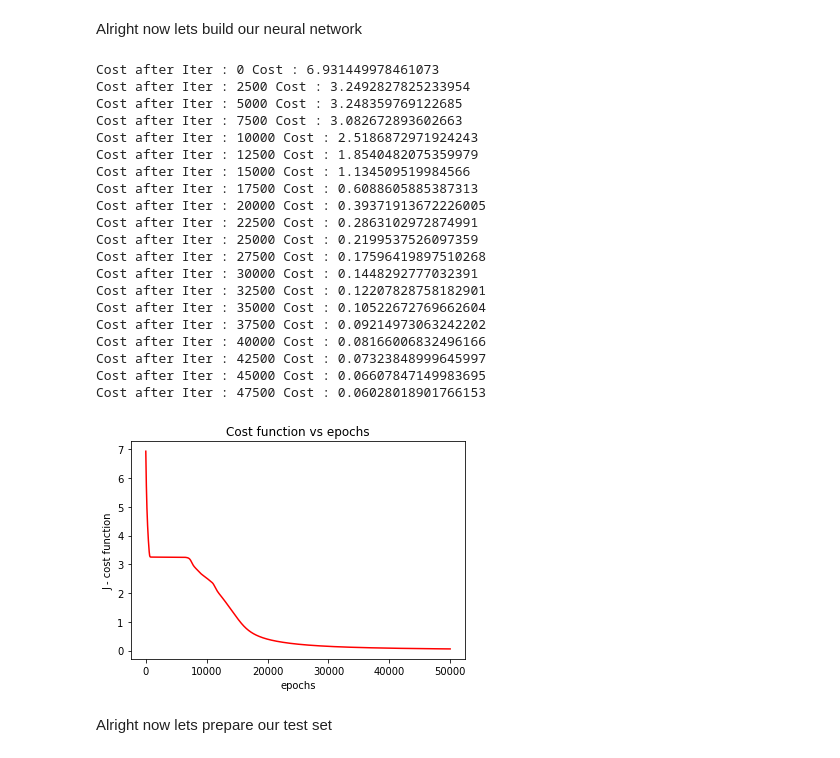
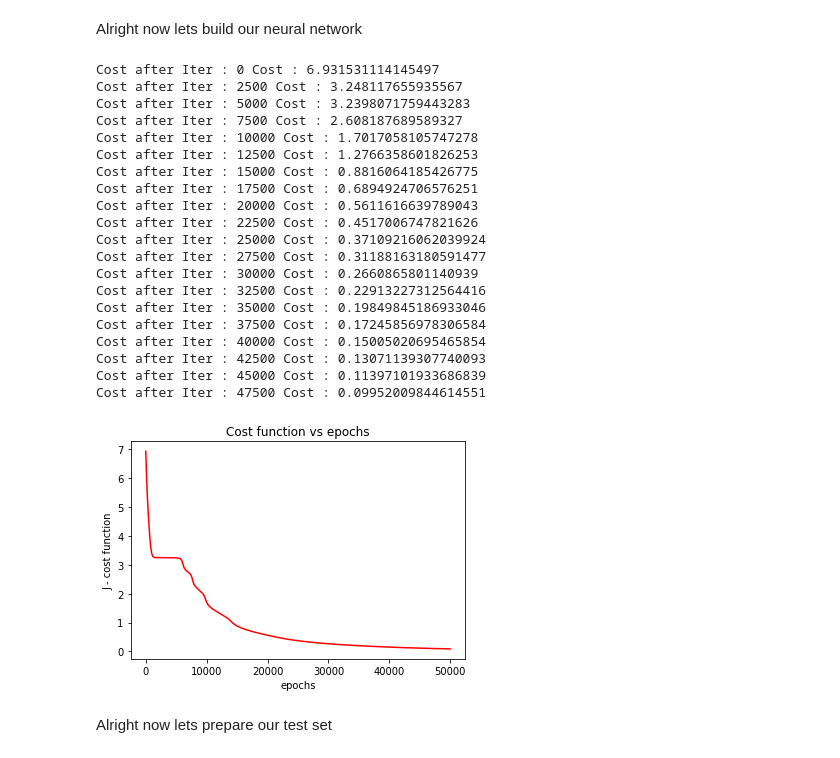
Before and after one commit to Vishal-Kundar/ML-model-implementation-from-scratch, a Jupyter notebook: Neural-Network/DigitRecognizer_ANN.ipynb, the cells around one changed output. Saved outputs shown, nothing was run; the diff lists cells and outputs as text; code cells hidden in the pictures.

```diff
--- a/Neural-Network/DigitRecognizer_ANN.ipynb
+++ b/Neural-Network/DigitRecognizer_ANN.ipynb
@@ -47,7 +47,7 @@ print(X_train.shape)
 (60000, 784)
 # %%
 #Transposing matrix X
-X_train = X_train.reshape(X_train.shape[0], -1).T
+X_train_new = X_train.reshape(X_train.shape[0], -1).T
 # %% [markdown]
 The output layer will be 10 units. The unit with the highest value is our predicted digit.
 
@@ -202,60 +202,60 @@ def Update_Weights(Weights, Grads, alpha):
   return Weights
 # %%
 # ANN implementation
-input_layer = X_train.shape[0]
-hidden_layer_1 = 60
-hidden_layer_2 = 20
-hidden_layer_3 = 20
+input_layer = X_train_new.shape[0]
+hidden_layer_1 = 180
+hidden_layer_2 = 120
+hidden_layer_3 = 120
 output_layer = Y_train.shape[0]
 
 epochs = 50000
-m = X_train.shape[1]
-alpha = 0.01
+m = X_train_new.shape[1]
+alpha = 0.005
 
 #Dictionary containing the weights of the different layers
 Weights = initialize_parameters(input_layer, hidden_layer_1, hidden_layer_2, hidden_layer_3, output_layer)
 
 #Storing cost history for plotting purposes
 J_hist = []
 
 #Gradient descent
 for i in range(epochs):
-  Units = Forward_prop(X_train, Weights)
+  Units = Forward_prop(X_train_new, Weights)
 
   J = cost_compute(Units, Y_train, m)
   J_hist.append(J)
 
-  Grads = Back_prop(Weights, Units, X_train, Y_train)
+  Grads = Back_prop(Weights, Units, X_train_new, Y_train)
 
   Weights = Update_Weights(Weights, Grads, alpha)
   if i % 2500 == 0:
     print("Cost after Iter :", i, "Cost :", J)
 
 #Plotting cost vs epochs
 plt.plot(list(range(epochs)), J_hist, color = 'red')
 plt.title("Cost function vs epochs")
 plt.xlabel("epochs")
 plt.ylabel("J - cost function")
 plt.show()
 # %% [output]
-Cost after Iter : 0 Cost : 6.931449978461073
-Cost after Iter : 2500 Cost : 3.2492827825233954
-Cost after Iter : 5000 Cost : 3.248359769122685
-Cost after Iter : 7500 Cost : 3.082672893602663
-Cost after Iter : 10000 Cost : 2.5186872971924243
-Cost after Iter : 12500 Cost : 1.8540482075359979
-Cost after Iter : 15000 Cost : 1.134509519984566
-Cost after Iter : 17500 Cost : 0.6088605885387313
-Cost after Iter : 20000 Cost : 0.39371913672226005
-Cost after Iter : 22500 Cost : 0.2863102972874991
-Cost after Iter : 25000 Cost : 0.2199537526097359
-Cost after Iter : 27500 Cost : 0.17596419897510268
-Cost after Iter : 30000 Cost : 0.1448292777032391
-Cost after Iter : 32500 Cost : 0.12207828758182901
-Cost after Iter : 35000 Cost : 0.10522672769662604
-Cost after Iter : 37500 Cost : 0.09214973063242202
-Cost after Iter : 40000 Cost : 0.08166006832496166
-Cost after Iter : 42500 Cost : 0.07323848999645997
-Cost after Iter : 45000 Cost : 0.06607847149983695
-Cost after Iter : 47500 Cost : 0.06028018901766153
+Cost after Iter : 0 Cost : 6.931531114145497
+Cost after Iter : 2500 Cost : 3.248117655935567
+Cost after Iter : 5000 Cost : 3.2398071759443283
+Cost after Iter : 7500 Cost : 2.608187689589327
+Cost after Iter : 10000 Cost : 1.7017058105747278
+Cost after Iter : 12500 Cost : 1.2766358601826253
+Cost after Iter : 15000 Cost : 0.8816064185426775
+Cost after Iter : 17500 Cost : 0.6894924706576251
+Cost after Iter : 20000 Cost : 0.5611616639789043
+Cost after Iter : 22500 Cost : 0.4517006747821626
+Cost after Iter : 25000 Cost : 0.37109216062039924
+Cost after Iter : 27500 Cost : 0.31188163180591477
+Cost after Iter : 30000 Cost : 0.2660865801140939
+Cost after Iter : 32500 Cost : 0.22913227312564416
+Cost after Iter : 35000 Cost : 0.19849845186933046
+Cost after Iter : 37500 Cost : 0.17245856978306584
+Cost after Iter : 40000 Cost : 0.15005020695465854
+Cost after Iter : 42500 Cost : 0.13071139307740093
+Cost after Iter : 45000 Cost : 0.11397101933686839
+Cost after Iter : 47500 Cost : 0.09952009844614551
-[figure, old version]
+[figure, new version]
```
Also changed, not shown: parts of 4 cells of this notebook.
